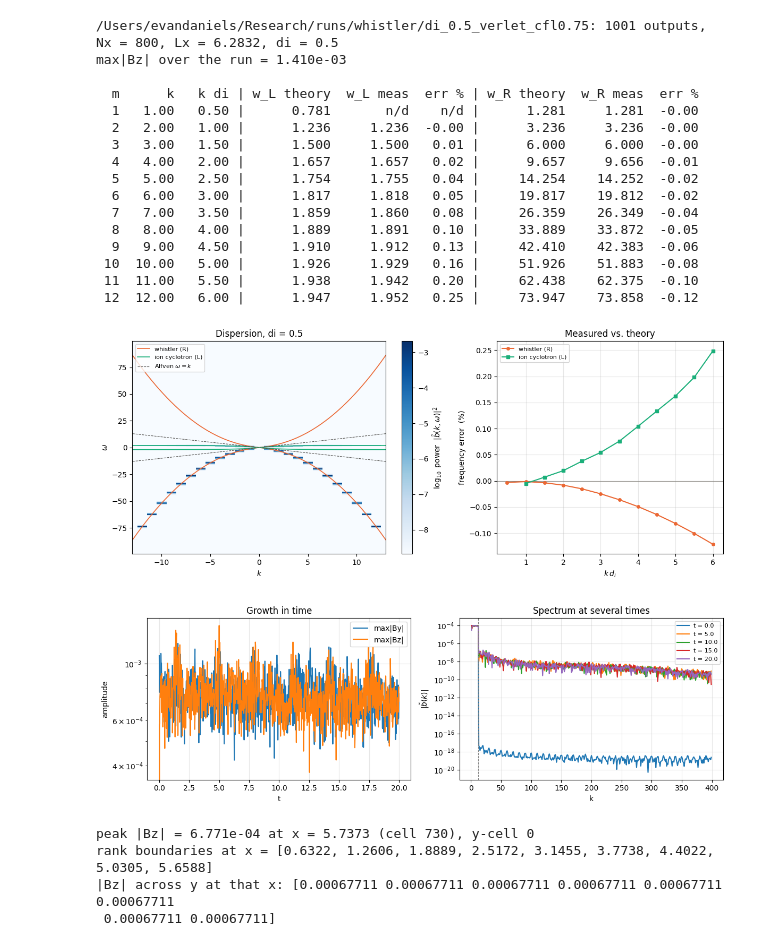
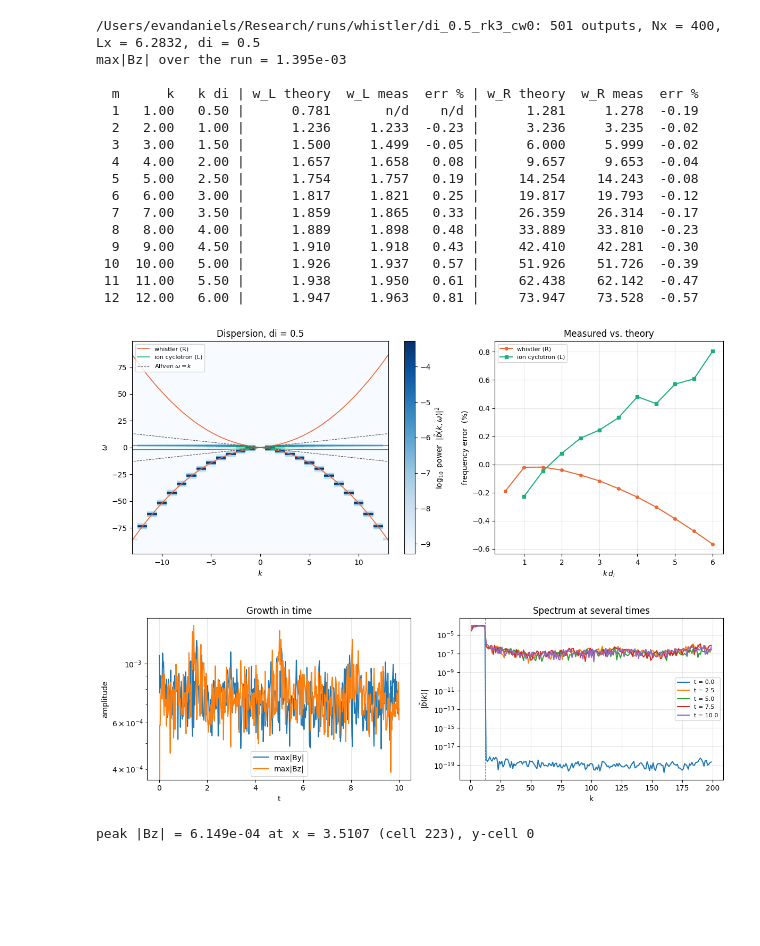
Before and after one commit to evan-daniels/mhd, a Jupyter notebook: src/matlab/whistler_analysis.ipynb, the cells around one changed output. Drawn from its saved outputs; the diff is of its cells as text; code cells hidden in the pictures; blank space fills up the shorter version.

Commit message:
Analysis notebooks for the verification suite (OT, resistive decay, whistler convergence, energy and theory checks)

```diff
--- a/src/matlab/whistler_analysis.ipynb
+++ b/src/matlab/whistler_analysis.ipynb
@@ -30,12 +30,14 @@ import matplotlib.pyplot as plt
 # RUN_DIR = os.path.expanduser('~/Research/runs/whistler/di_0.5_cflem0.2')
 # RUN_DIR = os.path.expanduser('~/Research/runs/whistler/di_0_cflem0.2')
 # RUN_DIR = os.path.expanduser('~/Research/runs/whistler/di_0_cflem0.2_eta0.009')
-RUN_DIR = os.path.expanduser('~/Research/runs/whistler/di_0.5_verlet_cfl0.75')
+# RUN_DIR = os.path.expanduser('~/Research/runs/whistler/di_0.5_verlet_cfl0.75')
+RUN_DIR = os.path.expanduser('~/Research/runs/whistler/di_0.5_rk3_cw0')
 
 DI      = 0.5            # must match 'di' in the input file
 P       = 10           # MPI ranks the test was run with
 DT_OUT  = 0.02         # output interval
-T_FINAL = 20.0         # outputs after this are dropped (repeated final writeout)
+# T_FINAL = 20.0         # outputs after this are dropped (repeated final writeout)
+T_FINAL = 10.0         # outputs after this are dropped (repeated final writeout)
 M_MODES = 12           # modes excited in the initial condition (k_m = m * 2pi/Lx)
 
 # ----------------------------------------------------------------------------
@@ -169,53 +171,48 @@ ax2.axhline(0, color='#898781', lw=0.8)
 ax2.plot(e[:, 0] * DI if DI else e[:, 0], e[:, 2], 'o-', color='#eb6834', ms=4, label='whistler (R)')
 if DI != 0:
     ax2.plot(e[:, 0] * DI, e[:, 1], 's-', color='#1baf7a', ms=4, label='ion cyclotron (L)')
 ax2.set(xlabel=r'$k\,d_i$' if DI else r'$k$', ylabel='frequency error  (%)',
         title='Measured vs. theory')
 ax2.grid(alpha=0.3)
 ax2.legend(fontsize=8)
 fig.tight_layout()
 plt.show()
 
 # ---- growth diagnostic: amplitude vs time, and which k is growing ----
 amp_by = np.array([np.abs(load_field('b2', n)).max() for n in ns])
 amp_bz = np.array([np.abs(load_field('b3', n)).max() for n in ns])
 fig, (a1, a2) = plt.subplots(1, 2, figsize=(12, 4))
 a1.semilogy(t, amp_by, label='max|By|'); a1.semilogy(t, amp_bz, label='max|Bz|')
 a1.set(xlabel='t', ylabel='amplitude', title='Growth in time'); a1.legend(); a1.grid(alpha=0.3)
 kpos = k > 0
 for frac in (0.0, 0.25, 0.5, 0.75, 1.0):
     i = int(frac*(len(ns) - 1))
     a2.semilogy(k[kpos], np.abs(Bk[i, kpos]) + 1e-30, label=f't = {t[i]:.1f}')
 a2.axvline(M_MODES*2*np.pi/Lx, color='gray', ls='--', lw=0.8)
 a2.set(xlabel='k', ylabel=r'$|\tilde b(k)|$', title='Spectrum at several times'); a2.legend(fontsize=8); a2.grid(alpha=0.3)
 fig.tight_layout(); plt.show()
 
-n_b = int(round(15.5/DT_OUT))                      # a frame inside the third burst
+n_b = ns[-1]                                       # last frame of the run
 bz = load_field('b3', n_b)
 j, kk = np.unravel_index(np.argmax(np.abs(bz)), bz.shape)
 print(f'peak |Bz| = {np.abs(bz).max():.3e} at x = {x[j]:.4f} (cell {j}), y-cell {kk}')
-print('rank boundaries at x =', [round(x[p*len(x)//P], 4) for p in range(1, P)])
-print('|Bz| across y at that x:', np.abs(bz[j, :]))
 # %% [output]
-/Users/evandaniels/Research/runs/whistler/di_0.5_verlet_cfl0.75: 1001 outputs, Nx = 800, Lx = 6.2832, di = 0.5
-max|Bz| over the run = 1.410e-03
+/Users/evandaniels/Research/runs/whistler/di_0.5_rk3_cw0: 501 outputs, Nx = 400, Lx = 6.2832, di = 0.5
+max|Bz| over the run = 1.395e-03
 
   m      k   k di | w_L theory  w_L meas  err % | w_R theory  w_R meas  err %
-  1   1.00   0.50 |      0.781       n/d    n/d |      1.281     1.281  -0.00
-  2   2.00   1.00 |      1.236     1.236  -0.00 |      3.236     3.236  -0.00
-  3   3.00   1.50 |      1.500     1.500   0.01 |      6.000     6.000  -0.00
-  4   4.00   2.00 |      1.657     1.657   0.02 |      9.657     9.656  -0.01
-  5   5.00   2.50 |      1.754     1.755   0.04 |     14.254    14.252  -0.02
-  6   6.00   3.00 |      1.817     1.818   0.05 |     19.817    19.812  -0.02
-  7   7.00   3.50 |      1.859     1.860   0.08 |     26.359    26.349  -0.04
-  8   8.00   4.00 |      1.889     1.891   0.10 |     33.889    33.872  -0.05
-  9   9.00   4.50 |      1.910     1.912   0.13 |     42.410    42.383  -0.06
- 10  10.00   5.00 |      1.926     1.929   0.16 |     51.926    51.883  -0.08
- 11  11.00   5.50 |      1.938     1.942   0.20 |     62.438    62.375  -0.10
- 12  12.00   6.00 |      1.947     1.952   0.25 |     73.947    73.858  -0.12
+  1   1.00   0.50 |      0.781       n/d    n/d |      1.281     1.278  -0.19
+  2   2.00   1.00 |      1.236     1.233  -0.23 |      3.236     3.235  -0.02
+  3   3.00   1.50 |      1.500     1.499  -0.05 |      6.000     5.999  -0.02
+  4   4.00   2.00 |      1.657     1.658   0.08 |      9.657     9.653  -0.04
+  5   5.00   2.50 |      1.754     1.757   0.19 |     14.254    14.243  -0.08
+  6   6.00   3.00 |      1.817     1.821   0.25 |     19.817    19.793  -0.12
+  7   7.00   3.50 |      1.859     1.865   0.33 |     26.359    26.314  -0.17
+  8   8.00   4.00 |      1.889     1.898   0.48 |     33.889    33.810  -0.23
+  9   9.00   4.50 |      1.910     1.918   0.43 |     42.410    42.281  -0.30
+ 10  10.00   5.00 |      1.926     1.937   0.57 |     51.926    51.726  -0.39
+ 11  11.00   5.50 |      1.938     1.950   0.61 |     62.438    62.142  -0.47
+ 12  12.00   6.00 |      1.947     1.963   0.81 |     73.947    73.528  -0.57
-[figure, old version]
+[figure, new version]
-[figure, old version]
+[figure, new version]
-peak |Bz| = 6.771e-04 at x = 5.7373 (cell 730), y-cell 0
-rank boundaries at x = [0.6322, 1.2606, 1.8889, 2.5172, 3.1455, 3.7738, 4.4022, 5.0305, 5.6588]
-|Bz| across y at that x: [0.00067711 0.00067711 0.00067711 0.00067711 0.00067711 0.00067711
- 0.00067711 0.00067711]
+peak |Bz| = 6.149e-04 at x = 3.5107 (cell 223), y-cell 0
```
Also changed, not shown: 6 other files.
